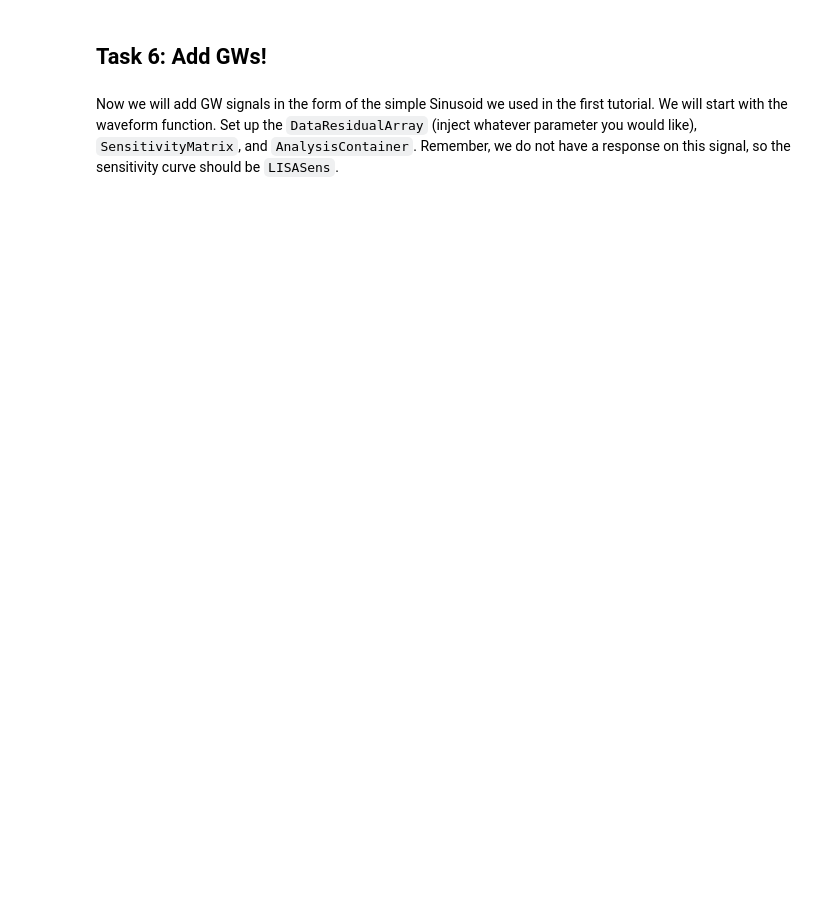
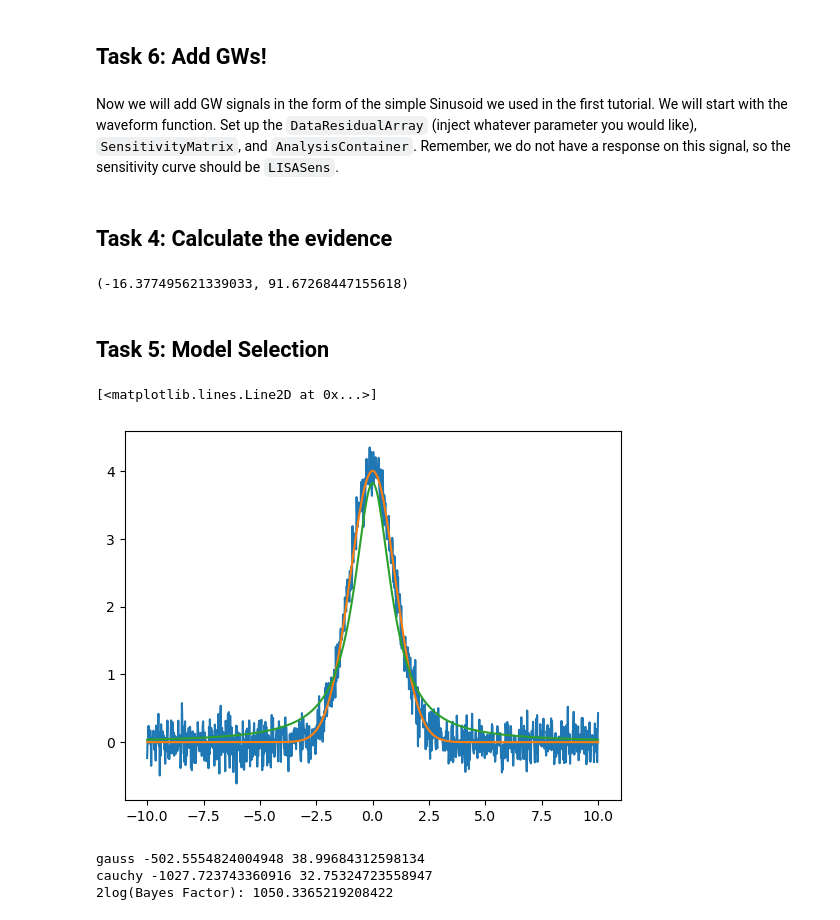
Before and after one commit to mikekatz04/LATW, a Jupyter notebook: tutorials/Tutorial3.ipynb, the cells around one changed output. Cells and saved outputs as stored; diff of their text form; code cells hidden in the pictures; blank space fills up the shorter version.

```diff
--- a/tutorials/Tutorial3.ipynb
+++ b/tutorials/Tutorial3.ipynb
@@ -318,3 +243,25 @@ sampler.run_mcmc(start_state, 100, progress=True)
 chain = sampler.get_chain()["model_0"]
 # %%
 plt.plot(chain[:, 0, 0, 0, 1])
+# %% [markdown]
+## Task 4: Calculate the evidence
+# %%
+from eryn.utils.utility import thermodynamic_integration_log_evidence
+nwalkers = 10
+ntemps = 50
+burn = 2000
+sampler_pt_2 = EnsembleSampler(nwalkers, 1, log_like_gauss, prior, tempering_kwargs=dict(stop_adaptation=burn, ntemps=ntemps, Tmax=np.inf))
+
+start_point = prior.rvs(size=(ntemps, nwalkers, 1))
+start_state = State(start_point)
+sampler_pt_2.run_mcmc(start_state, 10000, burn=burn, progress=True)
+
+logl_avg = sampler_pt_2.get_log_like().mean(axis=(0, 2))
+betas = sampler_pt_2.get_betas()[-1]
+assert np.all(betas == sampler_pt_2.get_betas()[0])
+logz = thermodynamic_integration_log_evidence(betas, logl_avg)
+print(logz)
+# %% [output]
+(-16.377495621339033, 91.67268447155618)
+# %% [markdown]
+## Task 5: Model Selection
@@ -320,0 +285,16 @@ plt.plot(chain[:, 0, 0, 0, 1])
+# %%
+t_vals = np.linspace(-10.0, 10.0, 1000)
+sigma = 0.2
+amp_true = 4.0
+mean_true = 0.0
+true_data = gaussian_pulse(t_vals, amp_true, mean_true)
+data = true_data + np.random.randn(*t_vals.shape) * sigma
+cauchy_data = cauchy_pulse(t_vals, amp_true * 3, mean_true)
+plt.plot(t_vals, data)
+plt.plot(t_vals, true_data)
+plt.plot(t_vals, cauchy_data)
+# plt.plot(x_vals, np.exp(log_like_fn()))
+# plt.plot(x_vals, np.exp(log_like_gauss(x_vals)))
+# %% [output]
+[<matplotlib.lines.Line2D at 0x...>]
+[figure, new version]
@@ -320,0 +323,15 @@ plt.plot(chain[:, 0, 0, 0, 1])
+# %%
+logz_out = {}
+for name in ["gauss", "cauchy"]:
+    logls = samplers[name].get_log_like().mean(axis=(0, 2))
+    betas = samplers[name].get_betas()
+    assert np.all(betas[-1] == betas[0])
+    logz, dlogz = thermodynamic_integration_log_evidence(betas[0], logls)
+    print(name, logz, dlogz)
+    logz_out[name] = logz
+
+print("2log(Bayes Factor):", 2 * (logz_out["gauss"] - logz_out["cauchy"]))
+# %% [output]
+gauss -502.5554824004948 38.99684312598134
+cauchy -1027.723743360916 32.75324723558947
+2log(Bayes Factor): 1050.3365219208422
```
Also changed, not shown: parts of 17 cells of this notebook, 1 other file.
